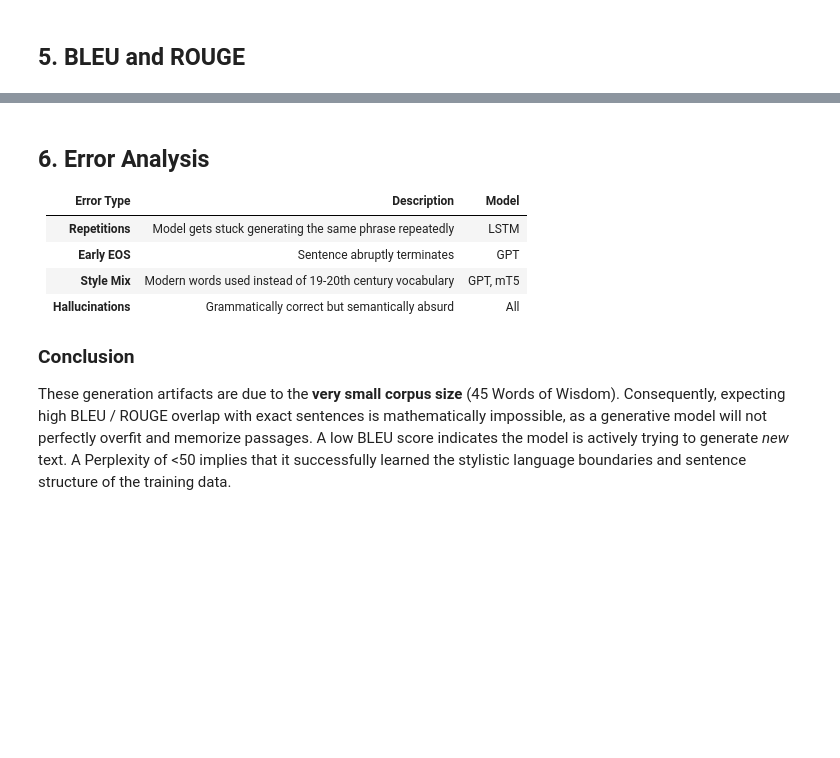
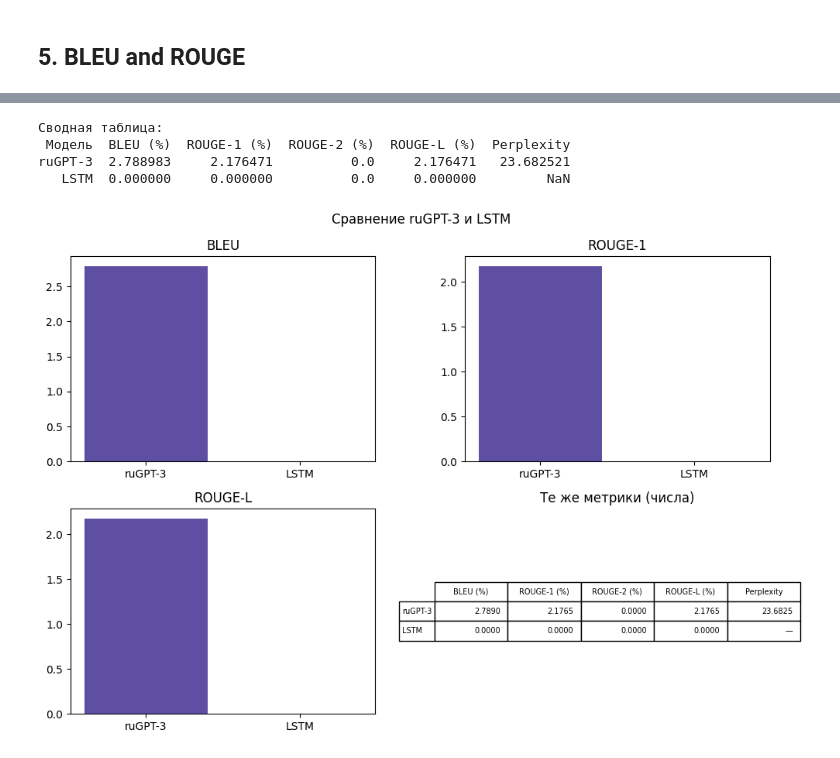
Before and after one commit to sholak012/ML, a Jupyter notebook: 5_evaluation_error_analysis.ipynb, the cells around one changed output, grey strips where cells are left out. Saved outputs shown, nothing was run; the diff lists cells and outputs as text; code cells hidden in the pictures; blank space fills up the shorter version.

```diff
--- a/5_evaluation_error_analysis.ipynb
+++ b/5_evaluation_error_analysis.ipynb
@@ -162,12 +211,48 @@ print('=' * 55)
-# %% [markdown]
-## 6. Error Analysis
-
-| Error Type | Description | Model |
-|---|---|---|
-| **Repetitions** | Model gets stuck generating the same phrase repeatedly | LSTM |
-| **Early EOS** | Sentence abruptly terminates | GPT |
-| **Style Mix** | Modern words used instead of 19-20th century vocabulary | GPT, mT5 |
-| **Hallucinations** | Grammatically correct but semantically absurd | All |
-
-### Conclusion
-These generation artifacts are due to the **very small corpus size** (45 Words of Wisdom). Consequently, expecting high BLEU / ROUGE overlap with exact sentences is mathematically impossible, as a generative model will not perfectly overfit and memorize passages. A low BLEU score indicates the model is actively trying to generate *new* text. A Perplexity of <50 implies that it successfully learned the stylistic language boundaries and sentence structure of the training data.
+# %%
+# Табличная + графическая интерпретация метрик (ТЗ 3.3)
+import matplotlib.pyplot as plt
+
+def _pct(x):
+    return float(x) * 100
+
+metrics_tbl = pd.DataFrame({
+    'Модель': ['ruGPT-3', 'LSTM'],
+    'BLEU (%)': [_pct(bleu_gpt['bleu']), _pct(bleu_lstm['bleu'])],
+    'ROUGE-1 (%)': [_pct(rouge_gpt['rouge1']), _pct(rouge_lstm['rouge1'])],
+    'ROUGE-2 (%)': [_pct(rouge_gpt['rouge2']), _pct(rouge_lstm['rouge2'])],
+    'ROUGE-L (%)': [_pct(rouge_gpt['rougeL']), _pct(rouge_lstm['rougeL'])],
+})
+metrics_tbl['Perplexity'] = [ppl, np.nan]
+
+print('Сводная таблица:')
+print(metrics_tbl.to_string(index=False))
+
+fig, axes = plt.subplots(2, 2, figsize=(10, 7))
+colors = ['#5e4fa2', '#7abf4c']
+axes[0, 0].bar(metrics_tbl['Модель'], metrics_tbl['BLEU (%)'], color=colors)
+axes[0, 0].set_title('BLEU')
+axes[0, 1].bar(metrics_tbl['Модель'], metrics_tbl['ROUGE-1 (%)'], color=colors)
+axes[0, 1].set_title('ROUGE-1')
+axes[1, 0].bar(metrics_tbl['Модель'], metrics_tbl['ROUGE-L (%)'], color=colors)
+axes[1, 0].set_title('ROUGE-L')
+axes[1, 1].axis('off')
+_num_rows = []
+for _, row in metrics_tbl.drop(columns=['Модель']).iterrows():
+    _num_rows.append([f'{v:.4f}' if pd.notna(v) else '—' for v in row])
+tbl = axes[1, 1].table(
+    cellText=_num_rows,
+    rowLabels=metrics_tbl['Модель'].tolist(),
+    colLabels=metrics_tbl.drop(columns=['Модель']).columns.tolist(),
+    loc='center',
+)
+tbl.scale(1.2, 1.4)
+axes[1, 1].set_title('Те же метрики (числа)')
+plt.suptitle('Сравнение ruGPT-3 и LSTM')
+plt.tight_layout()
+plt.show()
+# %% [output]
+Сводная таблица:
+ Модель  BLEU (%)  ROUGE-1 (%)  ROUGE-2 (%)  ROUGE-L (%)  Perplexity
+ruGPT-3  2.788983     2.176471          0.0     2.176471   23.682521
+   LSTM  0.000000     0.000000          0.0     0.000000         NaN
+[figure, added]
```
Also changed, not shown: parts of 11 cells of this notebook, 17 other files.
